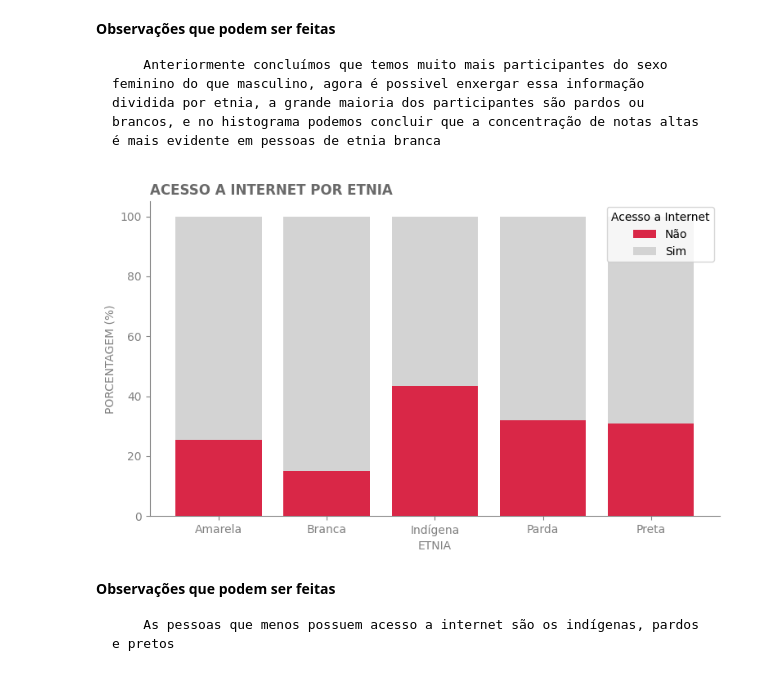
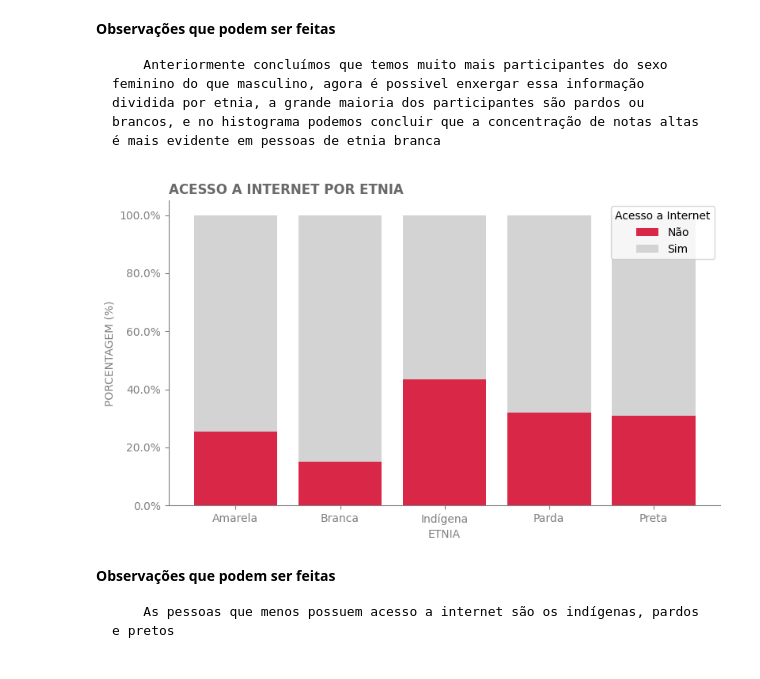
Before and after one commit to LiamFer/ENEM-Analysis, a Jupyter notebook: main_analysis.ipynb, the cells around one changed output. Drawn from its saved outputs; the diff is of its cells as text; code cells hidden in the pictures.

```diff
--- a/main_analysis.ipynb
+++ b/main_analysis.ipynb
@@ -352,34 +352,34 @@ plt.savefig('graphs/ethnicityDistribution.png', transparent=True, dpi=600)
 # %%
 # Compactando as informações e organizando pra usar no gráfico
 internet_data = enem.loc[~enem.Cor.isin([0,6]),['Cor','Internet']].groupby("Cor")['Internet'].value_counts(normalize=True).reset_index()
 internet_data['Internet'] = internet_data['Internet'].map(relations['status_internet'])
 internet_data['Cor'] = internet_data['Cor'].map(relations['etnia'])
 
 # Pivotando e multiplicando as proportions
 internet_data = internet_data.pivot_table('proportion', ['Cor'], 'Internet').reset_index()
 internet_data = internet_data.map(lambda x: x*100 if type(x) in [float,int] else x)
 
 fig,axs = plt.subplots(1,1,figsize=(9,5))
 
 # Criando um stacked Barplot da quantidade de participantes com acessoa internet por Etnia
 axs.bar(internet_data['Cor'],internet_data['Não'], color='#D92747')
 axs.bar(internet_data['Cor'], internet_data['Sim'], bottom=internet_data['Não'], color='lightgray')
 
 axs.legend(["Não", "Sim"],title='Acesso a Internet')
 axs.ticklabel_format(axis='y', style='plain')
 axs.set_title("ACESSO A INTERNET POR ETNIA", color='dimgrey',loc='left',fontweight='bold')
 axs.set_xlabel('ETNIA',color='gray')
 axs.set_ylabel('PORCENTAGEM (%)',color='gray')
-
+axs.yaxis.set_major_formatter(StrMethodFormatter('{x}%'))
 
 axs.tick_params(axis='x', colors='gray')
 axs.tick_params(axis='y', colors='gray')
 axs.spines['top'].set_visible(False)
 axs.spines['right'].set_visible(False)
 axs.spines['bottom'].set_color("gray")
 axs.spines['left'].set_color("gray")
 # %% [output]
-[figure, old version]
+[figure, new version]
 # %% [markdown]
 **Observações que podem ser feitas**
 
```
Also changed, not shown: parts of 6 cells of this notebook.
